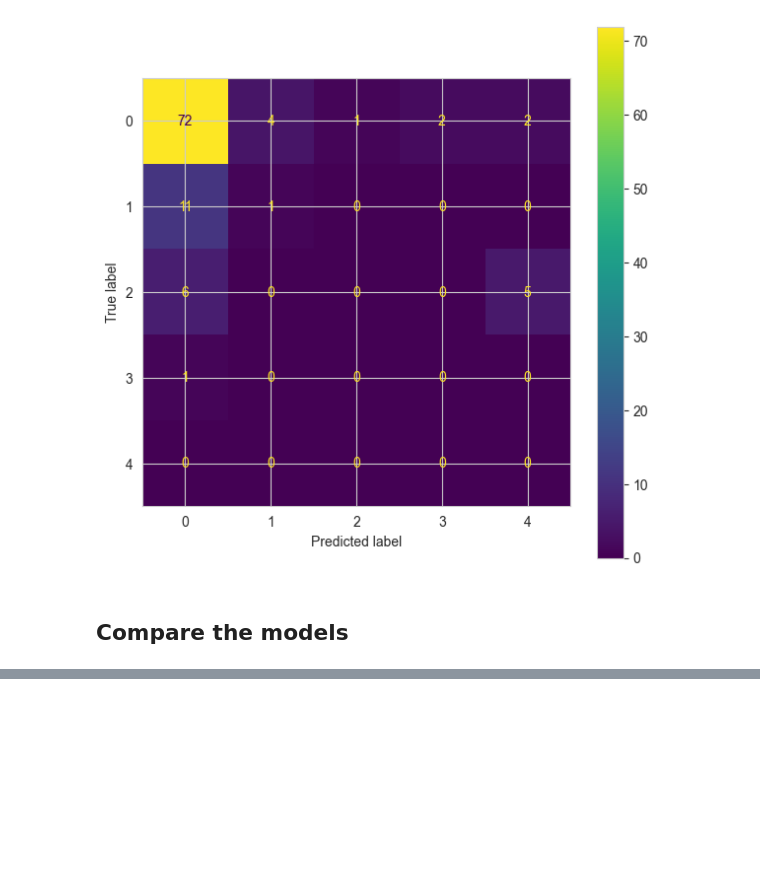
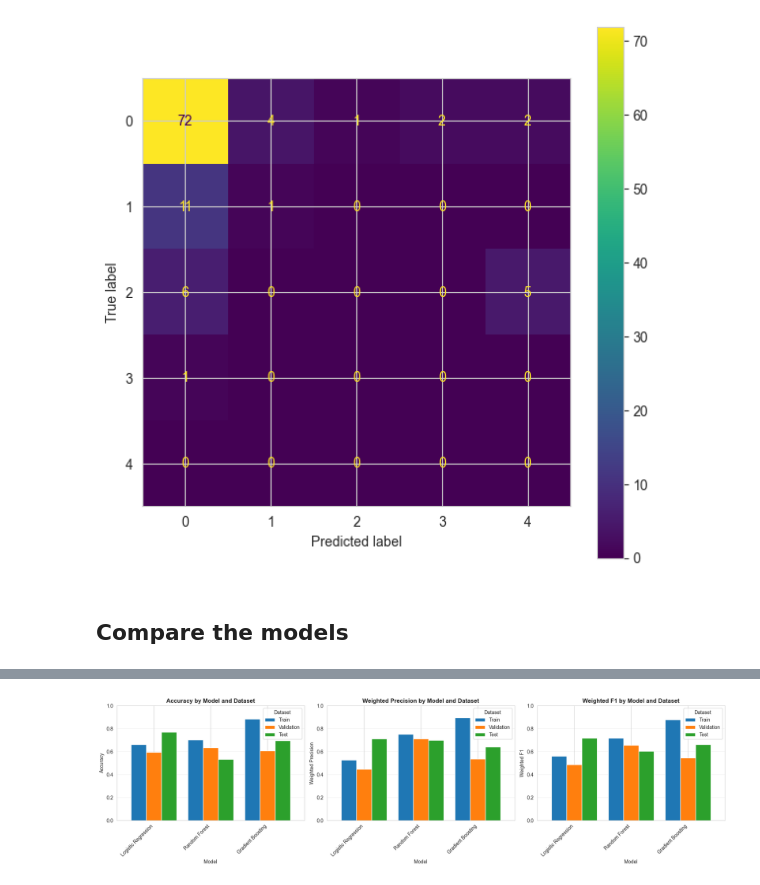
Before and after one commit to beatrizbsperes/Droughts-Predictions-with-Machine-Learning, a Jupyter notebook: delivers/251119_milistone2.ipynb, the cells around one changed output, grey strips where cells are left out. Cells and saved outputs as stored; diff of their text form; code cells hidden in the pictures; blank space fills up the shorter version.

```diff
--- a/delivers/251119_milistone2.ipynb
+++ b/delivers/251119_milistone2.ipynb
@@ -1426,3 +1423,19 @@ Class      Precision    Recall  F1-Score     Count
 [figure]
 # %% [markdown]
 ## Compare the models
+# %%
+y_pred_lr_val = lr.predict(x_val)
+y_pred_rf_val = rf.predict(x_val)
+y_pred_rf_test =  rf.predict(x_test)
+
+train_lr_metrics = ClassificationMetrics(y_train, y_pred_lr_train)
+train_rf_metrics = ClassificationMetrics(y_train, y_pred_rf_train)
+train_cb_metrics = ClassificationMetrics(y_train, y_pred_gbc_train)
+
+val_lr_metrics = ClassificationMetrics(y_val, y_pred_lr_val)
+val_rf_metrics = ClassificationMetrics(y_val, y_pred_rf_val)
+val_cb_metrics = ClassificationMetrics(y_val, y_pred_gbc_val)
+
+test_lr_metrics = ClassificationMetrics(y_test, y_pred_lr_test)
+test_rf_metrics = ClassificationMetrics(y_test, y_pred_rf_test)
+test_cb_metrics = ClassificationMetrics(y_test, y_pred_gbc_test)
@@ -1428,0 +1506,28 @@ Class      Precision    Recall  F1-Score     Count
+# %%
+fig, axes = plt.subplots(1, 3, figsize=(18, 5))
+metrics = ['Accuracy', 'Weighted Precision', 'Weighted F1']
+
+# Define the desired order
+model_order = ['Logistic Regression', 'Random Forest', 'Gradient Boosting']
+dataset_order = ['Train', 'Validation', 'Test']
+
+for idx, metric in enumerate(metrics):
+    ax = axes[idx]
+    pivot_data = df_metrics.pivot(index='Model', columns='Dataset', values=metric)
+
+    # Reorder rows (models) and columns (datasets)
+    pivot_data = pivot_data.reindex(index=model_order, columns=dataset_order)
+
+    pivot_data.plot(kind='bar', ax=ax, width=0.8)
+    ax.set_title(f'{metric} by Model and Dataset', fontsize=12, fontweight='bold')
+    ax.set_ylabel(metric)
+    ax.set_xlabel('Model')
+    ax.legend(title='Dataset')
+    ax.set_xticklabels(ax.get_xticklabels(), rotation=45, ha='right')
+    ax.grid(axis='y', alpha=0.3)
+    ax.set_ylim(0, 1)
+
+plt.tight_layout()
+plt.show()
+# %% [output]
+[figure, added]
```
Also changed, not shown: parts of 21 cells of this notebook.
